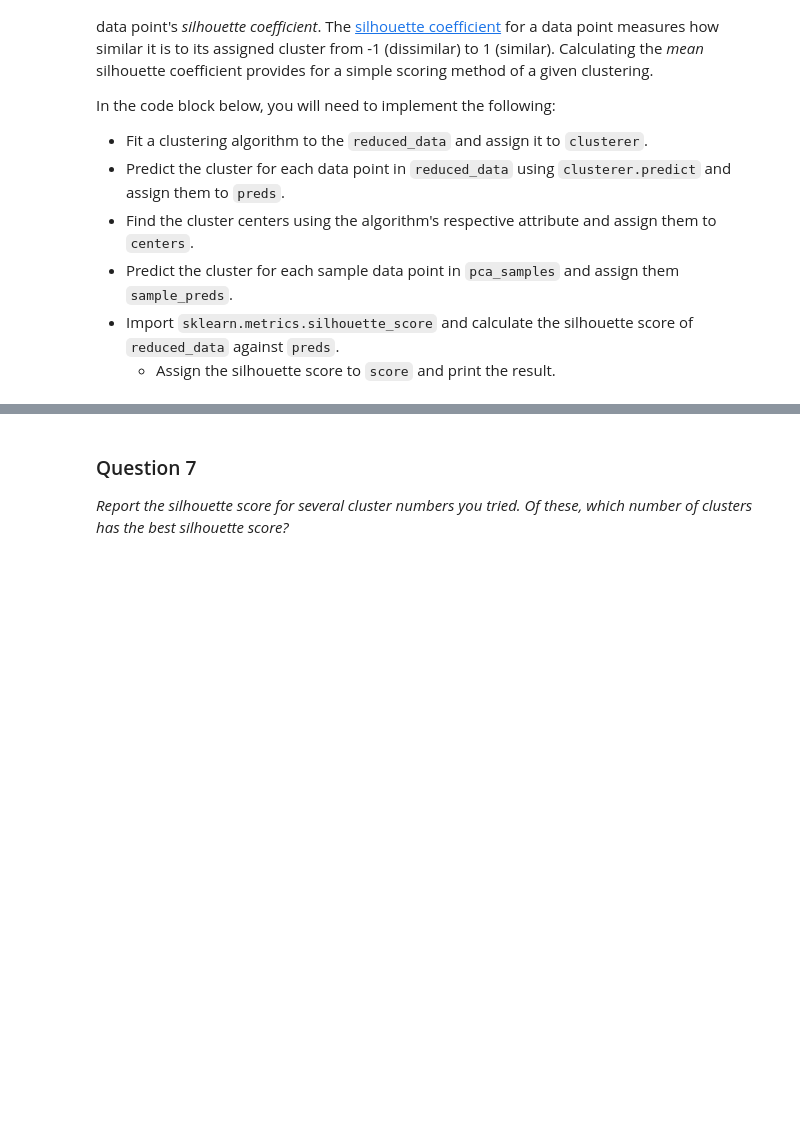
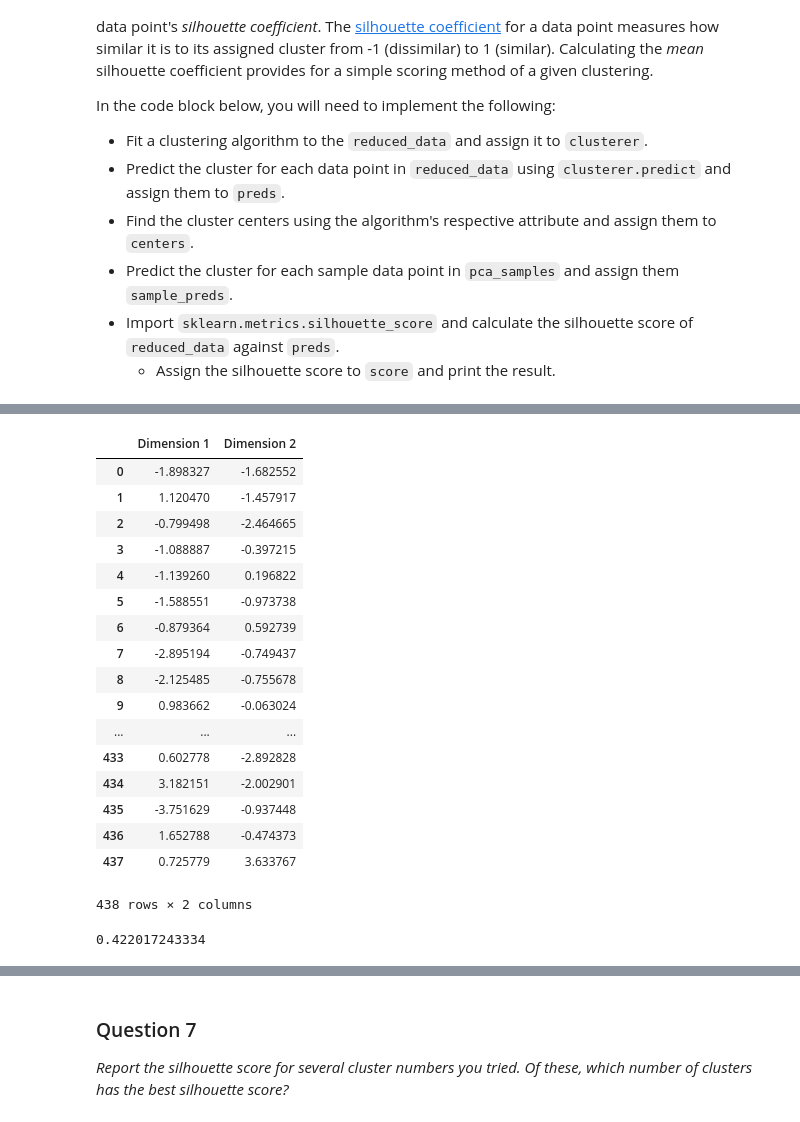
Before and after one commit to roolvp/ml-projects, a Jupyter notebook: customer_segments/customer_segments.ipynb, the cells around one changed output, grey strips where cells are left out. Saved outputs shown, nothing was run; the diff lists cells and outputs as text; code cells hidden in the pictures; blank space fills up the shorter version.

```diff
--- a/customer_segments/customer_segments.ipynb
+++ b/customer_segments/customer_segments.ipynb
@@ -642,15 +655,49 @@ In the code block below, you will need to implement the following:
+# %%
+reduced_data
+# %% [output]
+|  | Dimension 1 | Dimension 2 |
+| 0 | -1.898327 | -1.682552 |
+| 1 | 1.120470 | -1.457917 |
+| 2 | -0.799498 | -2.464665 |
+| 3 | -1.088887 | -0.397215 |
+| 4 | -1.139260 | 0.196822 |
+| 5 | -1.588551 | -0.973738 |
+| 6 | -0.879364 | 0.592739 |
+| 7 | -2.895194 | -0.749437 |
+| 8 | -2.125485 | -0.755678 |
+| 9 | 0.983662 | -0.063024 |
+| ... | ... | ... |
+| 433 | 0.602778 | -2.892828 |
+| 434 | 3.182151 | -2.002901 |
+| 435 | -3.751629 | -0.937448 |
+| 436 | 1.652788 | -0.474373 |
+| 437 | 0.725779 | 3.633767 |
+438 rows × 2 columns
 # %%
+#Doing Gaussian Mixture Model
+from sklearn import mixture
+from sklearn.metrics import silhouette_score
+
+#Trying with 3 components and then testing it with multiple
+
 # TODO: Apply your clustering algorithm of choice to the reduced data
-clusterer = None
+clusterer = mixture.GaussianMixture(n_components=3, covariance_type='full')
+clusterer.fit(reduced_data)
+
 
 # TODO: Predict the cluster for each data point
-preds = None
+preds = clusterer.predict(reduced_data)
 
 # TODO: Find the cluster centers
-centers = None
+centers = clusterer.means_
 
 # TODO: Predict the cluster for each transformed sample data point
-sample_preds = None
+sample_preds = clusterer.predict(centers)
 
 # TODO: Calculate the mean silhouette coefficient for the number of clusters chosen
-score = None
+score = silhouette_score(reduced_data,preds)
+
+#print score for 3 components
+print(score)
+# %% [output]
+0.422017243334
```
Also changed, not shown: parts of 9 cells of this notebook.
